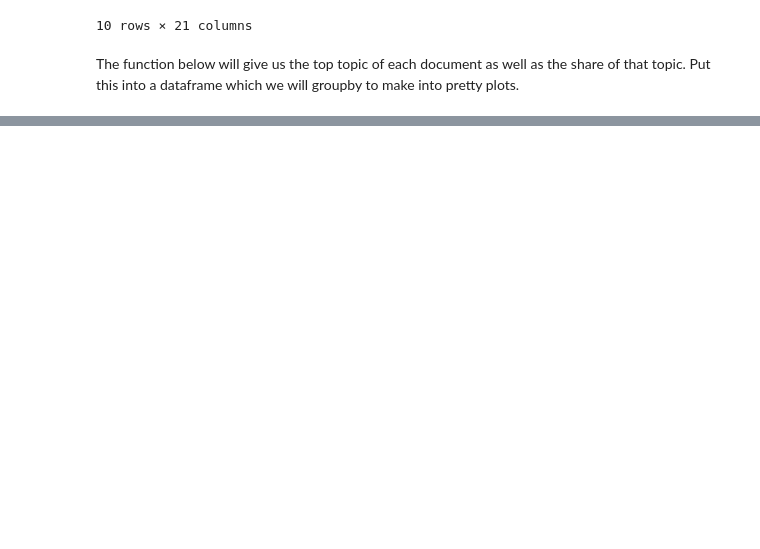
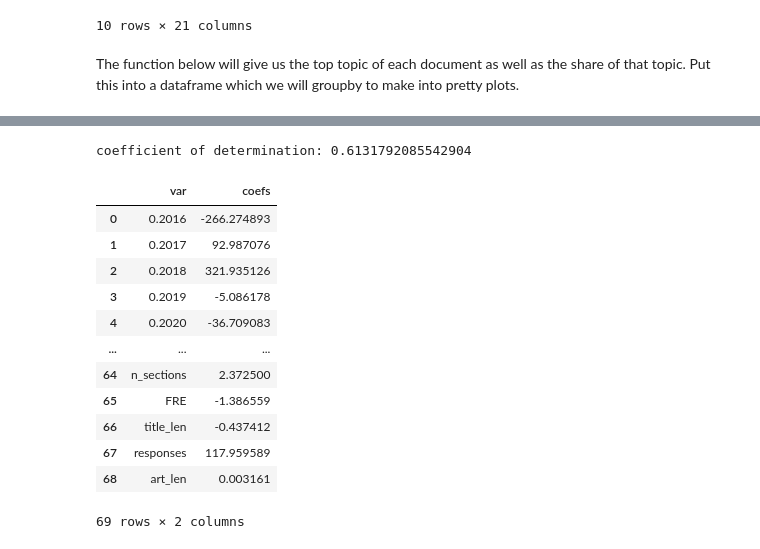
Before and after one commit to dothereading/text-mining-final-project, a Jupyter notebook: Analysis.ipynb, the cells around one changed output, grey strips where cells are left out. Drawn from its saved outputs; the diff is of its cells as text; code cells hidden in the pictures; blank space fills up the shorter version.

```diff
--- a/Analysis.ipynb
+++ b/Analysis.ipynb
@@ -630,0 +556,6 @@ ValueError: '5' is not a valid estimator for `bins`
+# %%
+testdf = df_4_reg
+# %%
+for i in range(0,9):
+    for j in range(2016, 2023):
+        testdf[str(i)+"."+str(j)] = np.multiply(testdf[[i]],testdf[[j]])
@@ -630,0 +580,8 @@ ValueError: '5' is not a valid estimator for `bins`
+# %%
+# pick variables for regression
+reg_vars = ['n_paragraphs','n_sections','FRE','title_len','responses',
+            'art_len']
+interaction_terms = list(testdf.columns[38:len(testdf.columns)])
+
+
+df_4_reg = df_4_reg[interaction_terms+reg_vars]
@@ -630,0 +617,21 @@ ValueError: '5' is not a valid estimator for `bins`
+# %%
+r_sq = model.score(df_4_reg, df['claps'])
+print(f"coefficient of determination: {r_sq}")
+
+regression_results = pd.DataFrame({'var': interaction_terms+reg_vars, 'coefs': coefficients}, columns=['var', 'coefs'])
+regression_results
+# %% [output]
+coefficient of determination: 0.6131792085542904
+|  | var | coefs |
+| 0 | 0.2016 | -266.274893 |
+| 1 | 0.2017 | 92.987076 |
+| 2 | 0.2018 | 321.935126 |
+| 3 | 0.2019 | -5.086178 |
+| 4 | 0.2020 | -36.709083 |
+| ... | ... | ... |
+| 64 | n_sections | 2.372500 |
+| 65 | FRE | -1.386559 |
+| 66 | title_len | -0.437412 |
+| 67 | responses | 117.959589 |
+| 68 | art_len | 0.003161 |
+69 rows × 2 columns
```
Also changed, not shown: parts of 47 cells of this notebook.
